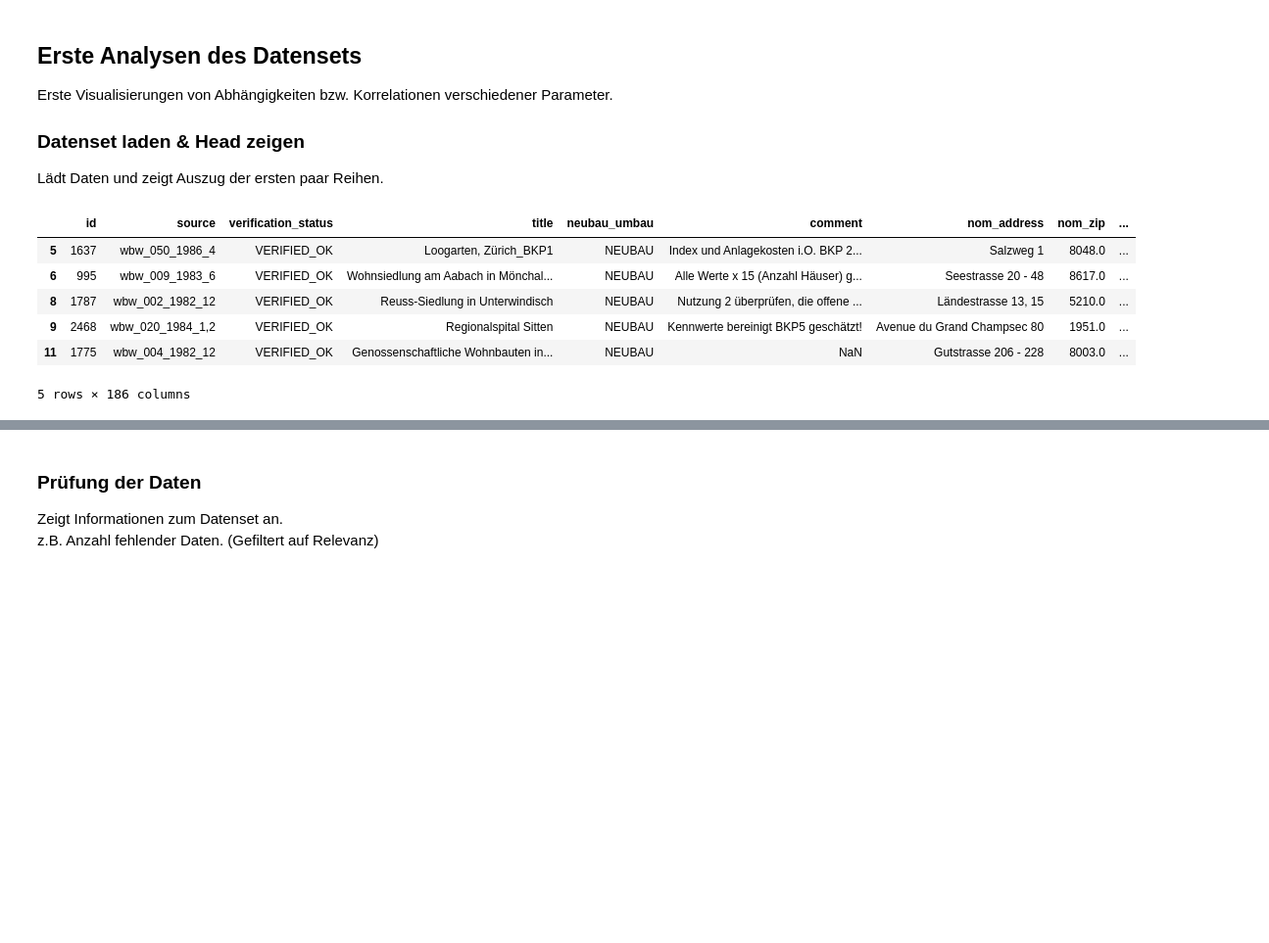
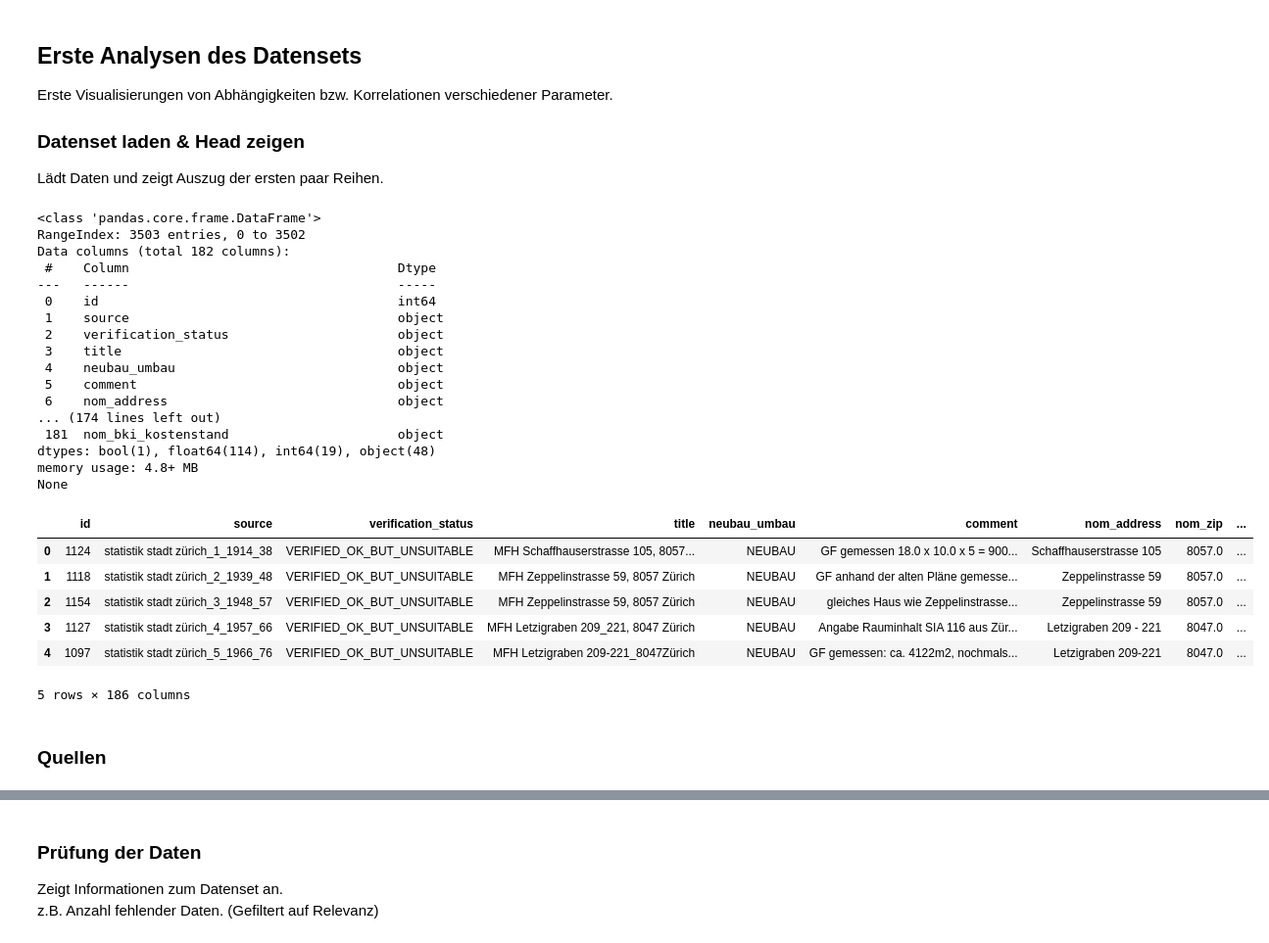
Before and after one commit to FHNW-RW/ip5-metriken-bauwesen, a Jupyter notebook: src/analysis/dataset.ipynb, the cells around one changed output, grey strips where cells are left out. Shown at 98% size. Saved outputs shown, nothing was run; the diff lists cells and outputs as text; code cells hidden in the pictures; blank space fills up the shorter version.

```diff
--- a/src/analysis/dataset.ipynb
+++ b/src/analysis/dataset.ipynb
@@ -7,20 +7,43 @@ Lädt Daten und zeigt Auszug der ersten paar Reihen.
 # %%
 import seaborn as sns
 import matplotlib.pyplot as plt
 import src.package.importer as im
 import src.package.consts as c
 import src.package.charts as charts
+import pandas as pd
 
 # set size of seaborn plots
 charts.set_plot_size(sns)
+pd.set_option('display.max_rows', 50)
 
 df = im.get_extended_dataset('../package/datasets/full_dataset.csv')
+df_full = im.get_dataset('../package/datasets/full_dataset.csv')
+print(df_full.info(verbose=True))
 df.head()
 # %% [output]
+<class 'pandas.core.frame.DataFrame'>
+RangeIndex: 3503 entries, 0 to 3502
+Data columns (total 182 columns):
+ #    Column                                   Dtype
+---   ------                                   -----
+ 0    id                                       int64
+ 1    source                                   object
+ 2    verification_status                      object
+ 3    title                                    object
+ 4    neubau_umbau                             object
+ 5    comment                                  object
+ 6    nom_address                              object
+... (174 lines left out)
+ 181  nom_bki_kostenstand                      object
+dtypes: bool(1), float64(114), int64(19), object(48)
+memory usage: 4.8+ MB
+None
 |  | id | source | verification_status | title | neubau_umbau | comment | nom_address | nom_zip | ... |
-| 5 | 1637 | wbw_050_1986_4 | VERIFIED_OK | Loogarten, Zürich_BKP1 | NEUBAU | Index und Anlagekosten i.O. BKP 2... | Salzweg 1 | 8048.0 | ... |
-| 6 | 995 | wbw_009_1983_6 | VERIFIED_OK | Wohnsiedlung am Aabach in Mönchal... | NEUBAU | Alle Werte x 15 (Anzahl Häuser) g... | Seestrasse 20 - 48 | 8617.0 | ... |
-| 8 | 1787 | wbw_002_1982_12 | VERIFIED_OK | Reuss-Siedlung in Unterwindisch | NEUBAU | Nutzung 2 überprüfen, die offene ... | Ländestrasse 13, 15 | 5210.0 | ... |
-| 9 | 2468 | wbw_020_1984_1,2 | VERIFIED_OK | Regionalspital Sitten | NEUBAU | Kennwerte bereinigt BKP5 geschätzt! | Avenue du Grand Champsec 80 | 1951.0 | ... |
-| 11 | 1775 | wbw_004_1982_12 | VERIFIED_OK | Genossenschaftliche Wohnbauten in... | NEUBAU | NaN | Gutstrasse 206 - 228 | 8003.0 | ... |
+| 0 | 1124 | statistik stadt zürich_1_1914_38 | VERIFIED_OK_BUT_UNSUITABLE | MFH Schaffhauserstrasse 105, 8057... | NEUBAU | GF gemessen 18.0 x 10.0 x 5 = 900... | Schaffhauserstrasse 105 | 8057.0 | ... |
+| 1 | 1118 | statistik stadt zürich_2_1939_48 | VERIFIED_OK_BUT_UNSUITABLE | MFH Zeppelinstrasse 59, 8057 Zürich | NEUBAU | GF anhand der alten Pläne gemesse... | Zeppelinstrasse 59 | 8057.0 | ... |
+| 2 | 1154 | statistik stadt zürich_3_1948_57 | VERIFIED_OK_BUT_UNSUITABLE | MFH Zeppelinstrasse 59, 8057 Zürich | NEUBAU | gleiches Haus wie Zeppelinstrasse... | Zeppelinstrasse 59 | 8057.0 | ... |
+| 3 | 1127 | statistik stadt zürich_4_1957_66 | VERIFIED_OK_BUT_UNSUITABLE | MFH Letzigraben 209_221, 8047 Zürich | NEUBAU | Angabe Rauminhalt SIA 116 aus Zür... | Letzigraben 209 - 221 | 8047.0 | ... |
+| 4 | 1097 | statistik stadt zürich_5_1966_76 | VERIFIED_OK_BUT_UNSUITABLE | MFH Letzigraben 209-221_8047Zürich | NEUBAU | GF gemessen: ca. 4122m2, nochmals... | Letzigraben 209-221 | 8047.0 | ... |
-5 rows × 186 columns
+5 rows × 186 columns
+# %% [markdown]
+### Quellen
```
Also changed, not shown: parts of 11 cells of this notebook, 4 other files.
